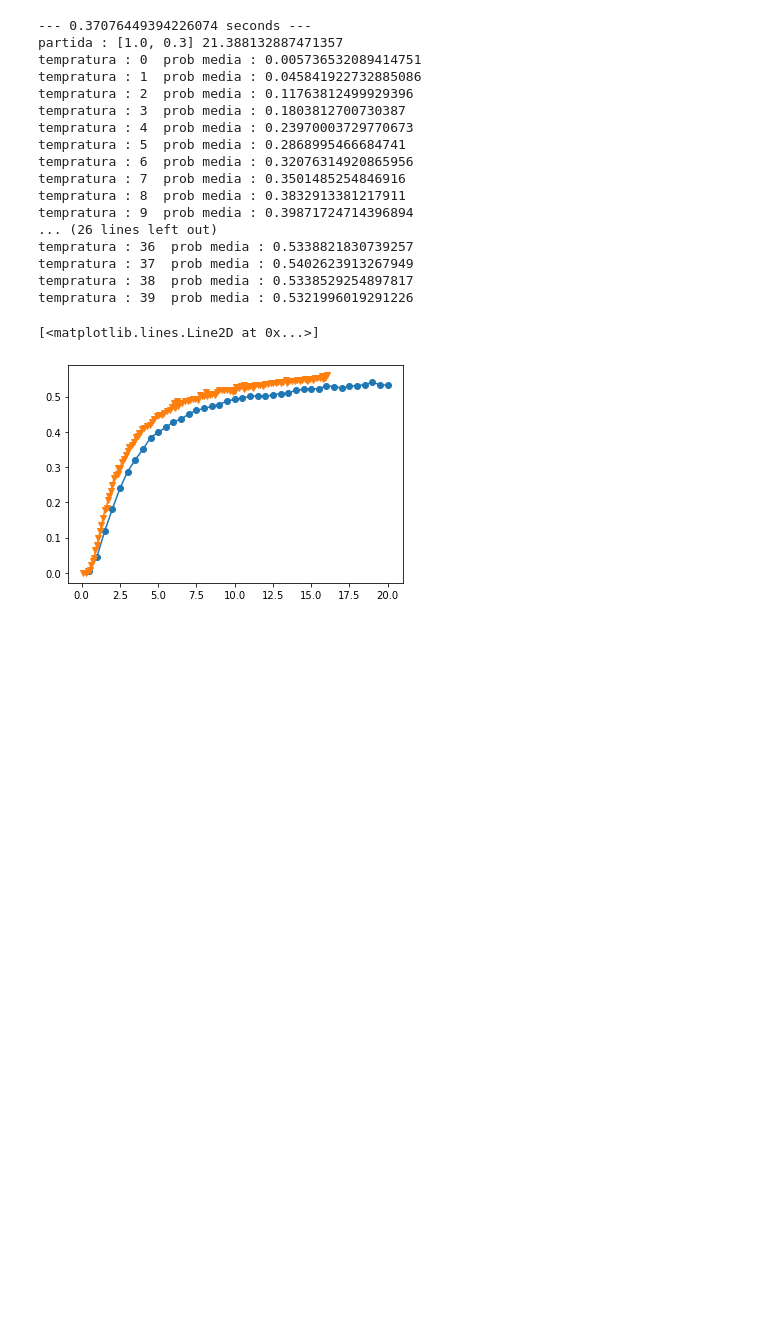
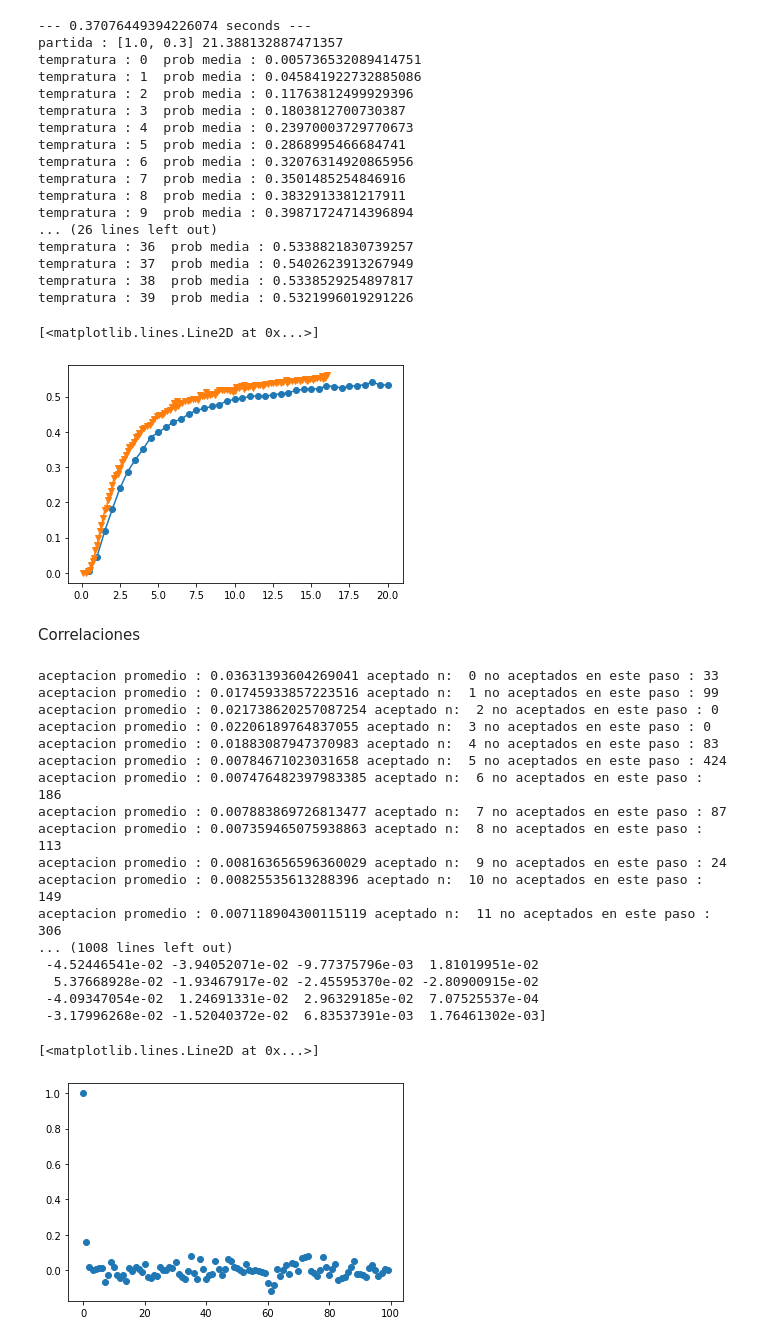
Before and after one commit to juanlu29/juanlu29, a Jupyter notebook: libreriaGP.ipynb, the cells around one changed output. Drawn from its saved outputs; the diff is of its cells as text; code cells hidden in the pictures; blank space fills up the shorter version.

```diff
--- a/libreriaGP.ipynb
+++ b/libreriaGP.ipynb
@@ -471,6 +471,43 @@ tempratura : 38  prob media : 0.5338529254897817
 tempratura : 39  prob media : 0.5321996019291226
 [<matplotlib.lines.Line2D at 0x...>]
 [figure]
+# %% [markdown]
+Correlaciones
+# %%
+
+ppp = pruebaHMC()
+afdaf = [np.random.randn(),np.random.randn(),np.random.randn(),np.random.randn(),np.random.randn()]
+#afdaf = [10485.50142632,   9058.50096209 , -8420.49975872, -10909.50244681 ,-311.49708436]
+#print("partida :",afdaf)
+
+
+# Correlcion a T = 20
+#correlando = hmc_annealing([1.,0.3],200,.01,1,gp_prueba)
+correlando = hmc_annealing(afdaf,0.5,.4,4,ppp)
+correlando.correlacionExploracion(1000)
+dat = correlando.Corr[0:100]
+print(dat)
+plt.plot(dat,'o')
+# %% [output]
+aceptacion promedio : 0.03631393604269041 aceptado n:  0 no aceptados en este paso : 33
+aceptacion promedio : 0.01745933857223516 aceptado n:  1 no aceptados en este paso : 99
+aceptacion promedio : 0.021738620257087254 aceptado n:  2 no aceptados en este paso : 0
+aceptacion promedio : 0.02206189764837055 aceptado n:  3 no aceptados en este paso : 0
+aceptacion promedio : 0.01883087947370983 aceptado n:  4 no aceptados en este paso : 83
+aceptacion promedio : 0.00784671023031658 aceptado n:  5 no aceptados en este paso : 424
+aceptacion promedio : 0.007476482397983385 aceptado n:  6 no aceptados en este paso : 186
+aceptacion promedio : 0.007883869726813477 aceptado n:  7 no aceptados en este paso : 87
+aceptacion promedio : 0.007359465075938863 aceptado n:  8 no aceptados en este paso : 113
+aceptacion promedio : 0.008163656596360029 aceptado n:  9 no aceptados en este paso : 24
+aceptacion promedio : 0.00825535613288396 aceptado n:  10 no aceptados en este paso : 149
+aceptacion promedio : 0.007118904300115119 aceptado n:  11 no aceptados en este paso : 306
+... (1008 lines left out)
+ -4.52446541e-02 -3.94052071e-02 -9.77375796e-03  1.81019951e-02
+  5.37668928e-02 -1.93467917e-02 -2.45595370e-02 -2.80900915e-02
+ -4.09347054e-02  1.24691331e-02  2.96329185e-02  7.07525537e-04
+ -3.17996268e-02 -1.52040372e-02  6.83537391e-03  1.76461302e-03]
+[<matplotlib.lines.Line2D at 0x...>]
+[figure, added]
 # %%
 class hmc_annealing():
 
```
Also changed, not shown: parts of 1 cell of this notebook.
